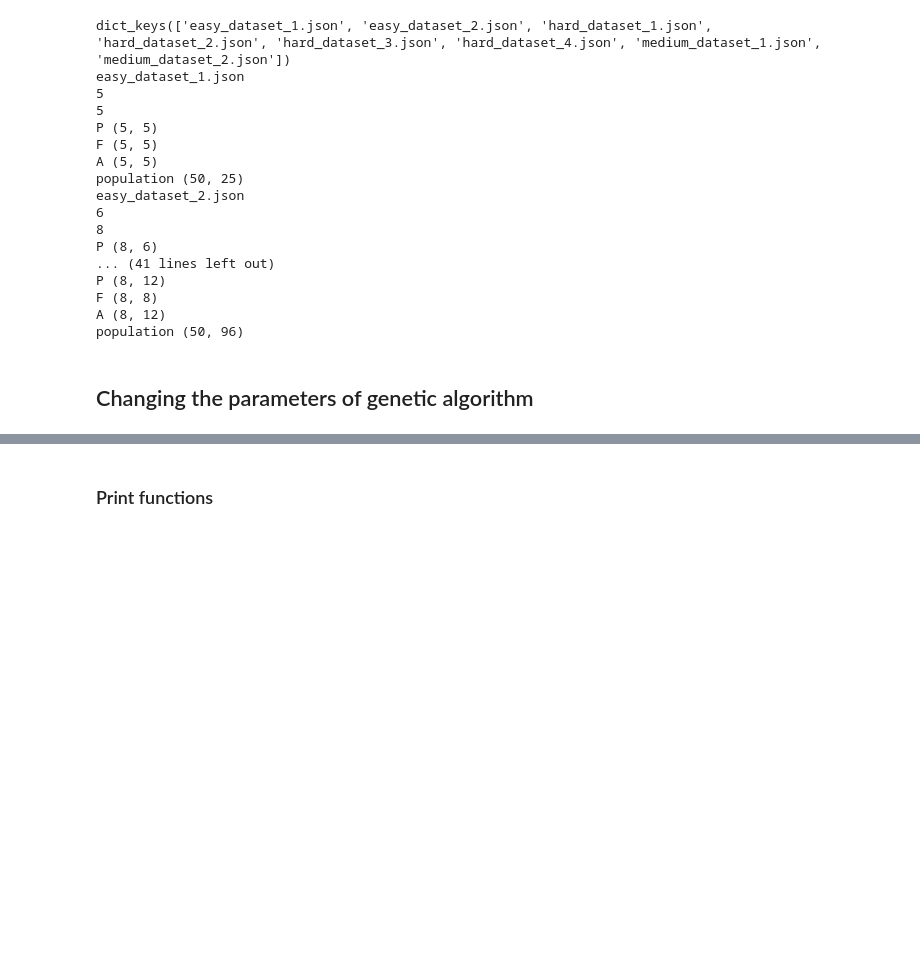
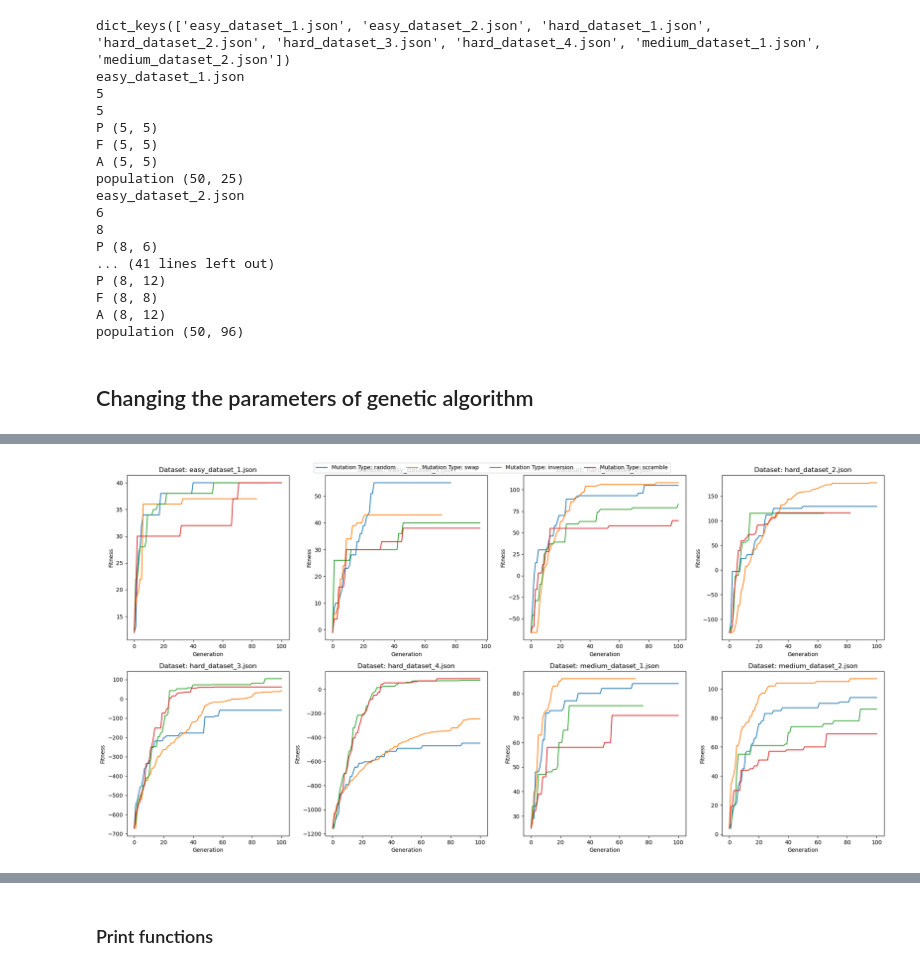
Before and after one commit to ekoface/IS_seminar, a Jupyter notebook: Seminar_1.ipynb, the cells around one changed output, grey strips where cells are left out. Drawn from its saved outputs; the diff is of its cells as text; code cells hidden in the pictures; blank space fills up the shorter version.

```diff
--- a/Seminar_1.ipynb
+++ b/Seminar_1.ipynb
@@ -166,6 +166,7 @@ def run_ga_and_plot_fitness(dataset_name, param_name, param_values, fitnes_penal
             ga_params['parent_selection_type'] = value
         elif param_name == 'num_parents_mating':
             ga_params['num_parents_mating'] = value
+
         ga_instance = pygad.GA(**ga_params)
 
         ga_instance.run()
@@ -185,11 +186,12 @@ num_papers = 5
 mutation_funcs = ["random", "swap", "inversion", "scramble"]
 mutation_names = ["Random", "Swap", "Inversion", "Scramble"]
 
-mutation_rates = [0.05, 0.1, 0.15, 0.2,0.25]
-crossover_types = ["single_point", "uniform"]
+mutation_rates = [0.05, 0.1, 0.15, 0.2, 0.25]
+crossover_types = ["single_point", "two_points", "uniform"]
 
-parent_selection_types = ["sss", "rws", "sus","rank","random","tournament"]
-num_parents_mating = [10, 20, 30, 40, 50]
+parent_selection_types = ["sss", "rws", "sus", "rank", "random", "tournament"]
+num_parents_mating_values = [10, 20, 30, 40, 50]
+
 # Create subplots
 num_datasets = len(data)
 fig, axes = plt.subplots(2, 4, figsize=(20, 10))
@@ -199,14 +201,13 @@ for i, (key, dataset) in enumerate(data.items()):
     fitness_function = dataset.fitness_function
 
     # Plot for different mutation types
-    #fitness_history = run_ga_and_plot_fitness(key, 'mutation_type', mutation_funcs, dataset.fitness_penalty, dataset.initial_pop, dataset.num_generations, dataset.num_parents_mating, dataset.population_size, fitness_function, dataset.num_reviewers, dataset.num_papers)
+    fitness_history = run_ga_and_plot_fitness(key, 'mutation_type', mutation_funcs, dataset.fitness_penalty, dataset.initial_pop, dataset.num_generations, dataset.num_parents_mating, dataset.population_size, fitness_function, dataset.num_reviewers, dataset.num_papers)
     for name in mutation_funcs:
-        fitness_history = run_ga_and_plot_fitness(key, 'mutation_type', mutation_funcs, dataset.fitness_penalty, dataset.initial_pop, dataset.num_generations, dataset.num_parents_mating, dataset.population_size, fitness_function, dataset.num_reviewers, dataset.num_papers)
         axes[i // 4, i % 4].plot(fitness_history[str(name)], label=f"Mutation Type: {name}")
 
     axes[i // 4, i % 4].set_xlabel("Generation")
     axes[i // 4, i % 4].set_ylabel("Fitness")
-   # axes[i // 4, i % 4].set_title(f"Fitness over Generations for Different Parameters ({key})")
+    axes[i // 4, i % 4].set_title(f"Dataset: {key}")
 
 # Create a single legend for all subplots
 handles, labels = axes[0, 0].get_legend_handles_labels()
@@ -219,18 +220,16 @@ fig, axes = plt.subplots(2, 4, figsize=(20, 10))
 plt.subplots_adjust(top=1)
 
 for i, (key, dataset) in enumerate(data.items()):
-    #print(key)
     fitness_function = dataset.fitness_function
 
-    # Plot for different mutation types
-
-    for name in mutation_rates:
-        fitness_history = run_ga_and_plot_fitness(key, 'mutation_probability', mutation_rates, dataset.fitness_penalty, dataset.initial_pop, dataset.num_generations, dataset.num_parents_mating, dataset.population_size, fitness_function, dataset.num_reviewers, dataset.num_papers)
-        axes[i // 4, i % 4].plot(fitness_history[str(name)], label=f"Mutation rate: {name}")
+    # Plot for different mutation rates
+    fitness_history = run_ga_and_plot_fitness(key, 'mutation_probability', mutation_rates, dataset.fitness_penalty, dataset.initial_pop, dataset.num_generations, dataset.num_parents_mating, dataset.population_size, fitness_function, dataset.num_reviewers, dataset.num_papers)
+    for rate in mutation_rates:
+        axes[i // 4, i % 4].plot(fitness_history[str(rate)], label=f"Mutation Rate: {rate}")
 
     axes[i // 4, i % 4].set_xlabel("Generation")
     axes[i // 4, i % 4].set_ylabel("Fitness")
-   # axes[i // 4, i % 4].set_title(f"Fitness over Generations for Different Parameters ({key})")
+    axes[i // 4, i % 4].set_title(f"Dataset: {key}")
 
 # Create a single legend for all subplots
 handles, labels = axes[0, 0].get_legend_handles_labels()
@@ -241,12 +240,20 @@ plt.show()
 
 fig, axes = plt.subplots(2, 4, figsize=(20, 10))
 plt.subplots_adjust(top=1)
-for ctype in crossover_types:
-        fitness_history = run_ga_and_plot_fitness(key, 'crossover_type', crossover_types, dataset.fitness_penalty, dataset.initial_pop, dataset.num_generations, dataset.num_parents_mating, dataset.population_size, fitness_function, dataset.num_reviewers, dataset.num_papers)
+
+for i, (key, dataset) in enumerate(data.items()):
+    fitness_function = dataset.fitness_function
+
+    # Plot for different crossover types
+    fitness_history = run_ga_and_plot_fitness(key, 'crossover_type', crossover_types, dataset.fitness_penalty, dataset.initial_pop, dataset.num_generations, dataset.num_parents_mating, dataset.population_size, fitness_function, dataset.num_reviewers, dataset.num_papers)
+    for ctype in crossover_types:
         axes[i // 4, i % 4].plot(fitness_history[ctype], label=f"Crossover Type: {ctype}")
-        axes[i // 4, i % 4].set_xlabel("Generation")
-        axes[i // 4, i % 4].set_ylabel("Fitness")
 
+    axes[i // 4, i % 4].set_xlabel("Generation")
+    axes[i // 4, i % 4].set_ylabel("Fitness")
+    axes[i // 4, i % 4].set_title(f"Dataset: {key}")
+
+# Create a single legend for all subplots
 handles, labels = axes[0, 0].get_legend_handles_labels()
 fig.legend(handles, labels, loc='upper center', ncol=len(crossover_types))
 
@@ -255,28 +262,45 @@ plt.show()
 
 fig, axes = plt.subplots(2, 4, figsize=(20, 10))
 plt.subplots_adjust(top=1)
-for ctype in parent_selection_types:
-        fitness_history = run_ga_and_plot_fitness(key, 'parent_selection_type',parent_selection_types , dataset.fitness_penalty, dataset.initial_pop, dataset.num_generations, dataset.num_parents_mating, dataset.population_size, fitness_function, dataset.num_reviewers, dataset.num_papers)
-        axes[i // 4, i % 4].plot(fitness_history[ctype], label=f"Crossover Type: {ctype}")
-        axes[i // 4, i % 4].set_xlabel("Generation")
-        axes[i // 4, i % 4].set_ylabel("Fitness")
 
+for i, (key, dataset) in enumerate(data.items()):
+    fitness_function = dataset.fitness_function
+
+    # Plot for different parent selection types
+    fitness_history = run_ga_and_plot_fitness(key, 'parent_selection_type', parent_selection_types, dataset.fitness_penalty, dataset.initial_pop, dataset.num_generations, dataset.num_parents_mating, dataset.population_size, fitness_function, dataset.num_reviewers, dataset.num_papers)
+    for ptype in parent_selection_types:
+        axes[i // 4, i % 4].plot(fitness_history[ptype], label=f"Parent Selection Type: {ptype}")
+
+    axes[i // 4, i % 4].set_xlabel("Generation")
+    axes[i // 4, i % 4].set_ylabel("Fitness")
+    axes[i // 4, i % 4].set_title(f"Dataset: {key}")
+
+# Create a single legend for all subplots
 handles, labels = axes[0, 0].get_legend_handles_labels()
 fig.legend(handles, labels, loc='upper center', ncol=len(parent_selection_types))
 
 plt.tight_layout()
 plt.show()
 
-
 fig, axes = plt.subplots(2, 4, figsize=(20, 10))
 plt.subplots_adjust(top=1)
-for ctype in num_parents_mating:
-        fitness_history = run_ga_and_plot_fitness(key, 'num_parents_mating',num_parents_mating , dataset.fitness_penalty, dataset.initial_pop, dataset.num_generations, dataset.num_parents_mating, dataset.population_size, fitness_function, dataset.num_reviewers, dataset.num_papers)
-        axes[i // 4, i % 4].plot(fitness_history[ctype], label=f"Crossover Type: {ctype}")
-        axes[i // 4, i % 4].set_xlabel("Generation")
-        axes[i // 4, i % 4].set_ylabel("Fitness")
+
+for i, (key, dataset) in enumerate(data.items()):
+    fitness_function = dataset.fitness_function
+
+    # Plot for different numbers of parents mating
+    fitness_history = run_ga_and_plot_fitness(key, 'num_parents_mating', num_parents_mating_values, dataset.fitness_penalty, dataset.initial_pop, dataset.num_generations, dataset.num_parents_mating, dataset.population_size, fitness_function, dataset.num_reviewers, dataset.num_papers)
+    for value in num_parents_mating_values:
+        axes[i // 4, i % 4].plot(fitness_history[str(value)], label=f"Num Parents Mating: {value}")
+
+    axes[i // 4, i % 4].set_xlabel("Generation")
+    axes[i // 4, i % 4].set_ylabel("Fitness")
+    axes[i // 4, i % 4].set_title(f"Dataset: {key}")
+
+# Create a single legend for all subplots
 handles, labels = axes[0, 0].get_legend_handles_labels()
-fig.legend(handles, labels, loc='upper center', ncol=len(num_parents_mating))
+fig.legend(handles, labels, loc='upper center', ncol=len(num_parents_mating_values))
+
 plt.tight_layout()
 plt.show()
 # %% [output]
@@ -285,0 +315 @@ hard_dataset_1.json
+[figure, added]
```
Also changed, not shown: parts of 1 cell of this notebook.
